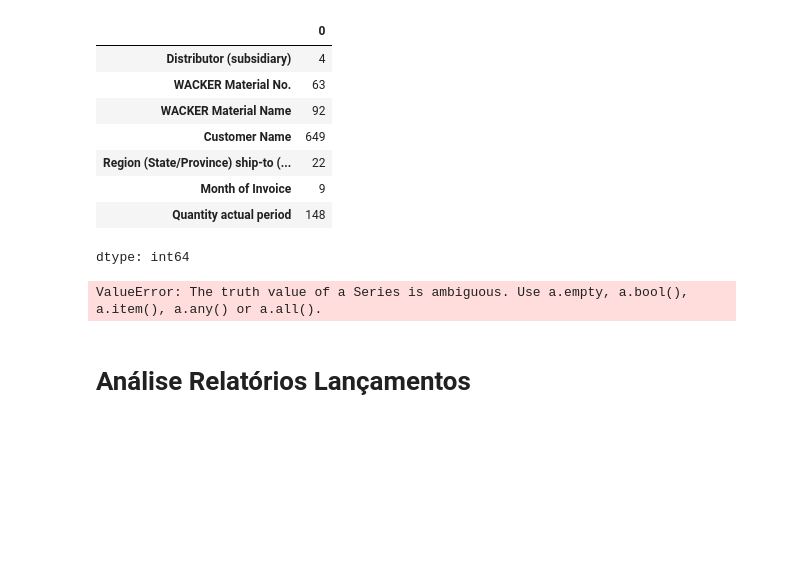
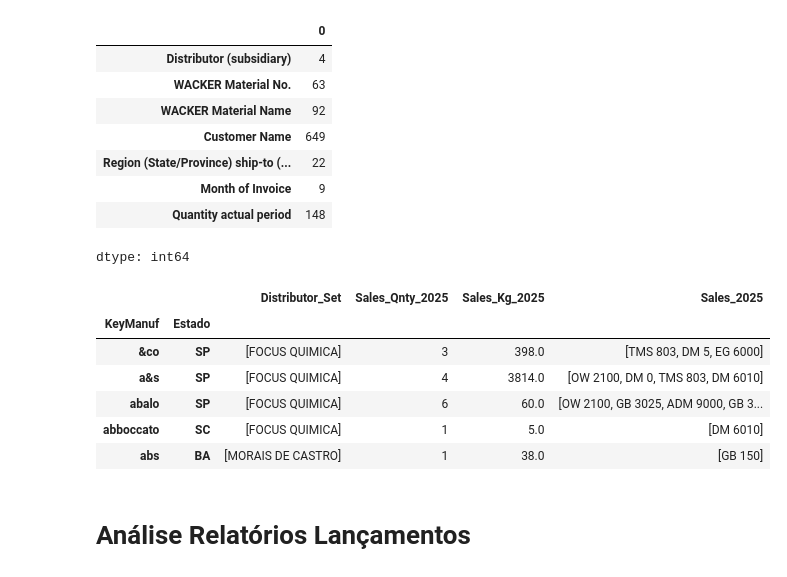
Before and after one commit to GimenesPaula/GimenesPaula, a Jupyter notebook: Lançamentos_Vendas.ipynb, the cells around one changed output. Saved outputs shown, nothing was run; the diff lists cells and outputs as text; code cells hidden in the pictures; blank space fills up the shorter version.

```diff
--- a/Lançamentos_Vendas.ipynb
+++ b/Lançamentos_Vendas.ipynb
@@ -153,17 +145,16 @@ def transpor (df, coluna, linha):
     df[cat] = df[f][linha]
     f = df[cat].isna()
     df.loc[f, cat] = df.loc[f, cat].apply(lambda x:[])
-# %%
-def to_set(x):
-    if pd.isnull(x):  # Trata NaN
-        return set()
-    if isinstance(x, list):  # Se for lista
-        return set(x)
-    if isinstance(x, set):  # Se já for conjunto
-        return x
-    if isinstance(x, str):  # Se for string
-        return set(map(str.strip, x.split(',')))
-    return set()  # Caso contrário, retorna conjunto vazio
+# %%
+
+def to_set(x):
+    s = set()
+    for item in x:
+        if isinstance(item, list):
+            s.update(item)
+        elif isinstance(item, str):
+            s.add(item)
+    return list(s)  # Retorna lista para compatibilidade com Excel
 # %%
 def transpor_2 (df, coluna, linha):
   for cat in df[coluna].unique():
@@ -270,29 +261,36 @@ dtype: int64
 # %%
 # Prepara Relatório
 
 df_sale = df_sale[df_sale['WACKER Material Name'].str.contains('BELSIL', case=False, na=False)]
 
 # Limpa e padroniza a coluna 'Material'
 df_sale['WACKER Material Name'] = formatar_material(df_sale['WACKER Material Name'].astype(str))
 
 # Padroniza fabricantes e distribuidores
 df_sale['KeyManuf'] = gerar_chaves(df_sale, 'Customer Name')
 df_sale['Estado'] = df_sale['Region (State/Province) ship-to (of customer)']
+df_sale['Distributor (subsidiary)'] = df_sale['Distributor (subsidiary)'].astype(str)
 
 
 # Gera os resumos por ano
 df_final = df_sale.groupby(['KeyManuf', 'Estado']).agg(
-               Distributor_Set = ('Distributor (subsidiary)', lambda x: sorted(set(x))),
-               Sales_Qnty_2025 = ('WACKER Material Name', lambda x: len(set(i for i in x if i))),
+               Distributor_Set = ('Distributor (subsidiary)', lambda x: sorted({str(i).strip() for i in x if pd.notnull(i)})),
+               Sales_Qnty_2025 = ('WACKER Material Name', lambda x: len({str(i).strip() for i in x if pd.notnull(i)})),
                Sales_Kg_2025 = ('Quantity actual period', 'sum'),
                Sales_2025 = ('WACKER Material Name', to_set),
                )
 
 # Salva o resultado em Excel
 df_final.to_excel('Resumo_vendas.xlsx')
 df_final.head()
 # %% [output]
-ValueError: The truth value of a Series is ambiguous. Use a.empty, a.bool(), a.item(), a.any() or a.all().
+|  |  | Distributor_Set | Sales_Qnty_2025 | Sales_Kg_2025 | Sales_2025 |
+| KeyManuf | Estado |  |  |  |  |
+| &co | SP | [FOCUS QUIMICA] | 3 | 398.0 | [TMS 803, DM 5, EG 6000] |
+| a&s | SP | [FOCUS QUIMICA] | 4 | 3814.0 | [OW 2100, DM 0, TMS 803, DM 6010] |
+| abalo | SP | [FOCUS QUIMICA] | 6 | 60.0 | [OW 2100, GB 3025, ADM 9000, GB 3... |
+| abboccato | SC | [FOCUS QUIMICA] | 1 | 5.0 | [DM 6010] |
+| abs | BA | [MORAIS DE CASTRO] | 1 | 38.0 | [GB 150] |
 # %% [markdown]
 # Análise Relatórios Lançamentos
 # %%
```
Also changed, not shown: parts of 11 cells of this notebook.
